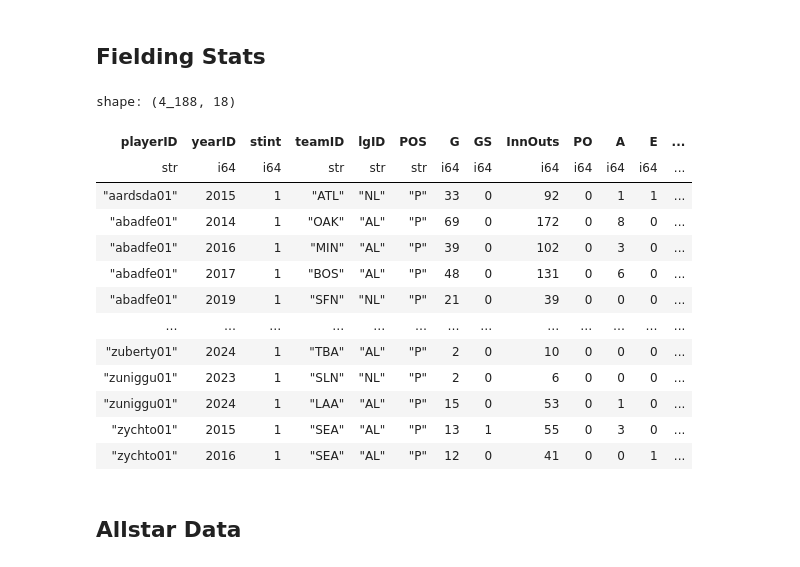
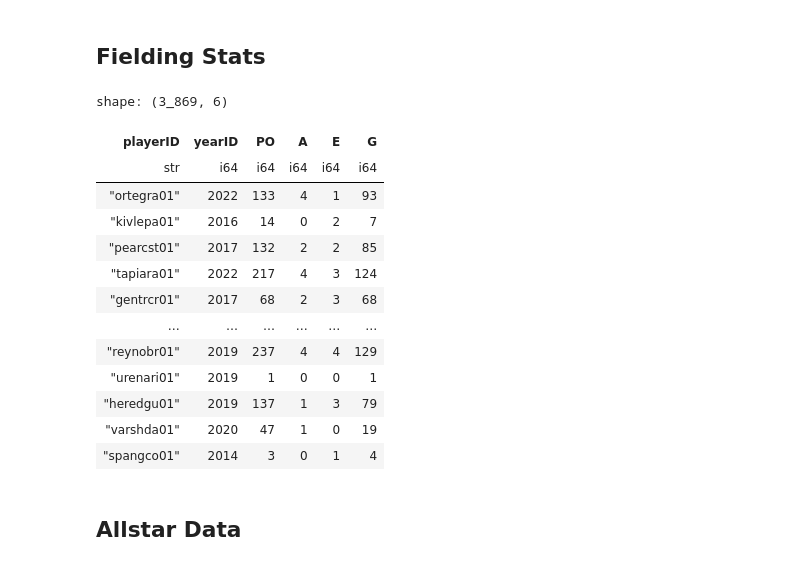
Before and after one commit to laurena1083/module-5-labs, a Jupyter notebook: lab5.2.ipynb, the cells around one changed output. Saved outputs shown, nothing was run; the diff lists cells and outputs as text; code cells hidden in the pictures.

```diff
--- a/lab5.2.ipynb
+++ b/lab5.2.ipynb
@@ -27,29 +27,34 @@ shape: (16_675, 22)
 # %% [markdown]
 ## Fielding Stats ##
 # %%
-
 fielding = (
-    pl.read_csv('./data/lahman_1871-2024_csv/Fielding.csv')
-     .filter((pl.col('yearID') >= 2013) & (pl.col('stint') == 1))
-    .filter(pl.col('PO') == 0)
+    pl.read_csv("./data/lahman_1871-2024_csv/Fielding.csv")
+    .filter(pl.col("yearID") >= 2013)
+    .filter(pl.col("POS").is_in(["OF", "LF", "CF", "RF"]))
+    .group_by(["playerID", "yearID"])
+    .agg([
+        pl.col("PO").sum().alias("PO"),
+        pl.col("A").sum().alias("A"),
+        pl.col("E").sum().alias("E"),
+        pl.col("G").sum().alias("G"),
+    ])
 )
-
 fielding
 # %% [output]
-shape: (4_188, 18)
+shape: (3_869, 6)
-| playerID | yearID | stint | teamID | lgID | POS | G | GS | InnOuts | PO | A | E | ... |
-| str | i64 | i64 | str | str | str | i64 | i64 | i64 | i64 | i64 | i64 | ... |
-| "aardsda01" | 2015 | 1 | "ATL" | "NL" | "P" | 33 | 0 | 92 | 0 | 1 | 1 | ... |
-| "abadfe01" | 2014 | 1 | "OAK" | "AL" | "P" | 69 | 0 | 172 | 0 | 8 | 0 | ... |
-| "abadfe01" | 2016 | 1 | "MIN" | "AL" | "P" | 39 | 0 | 102 | 0 | 3 | 0 | ... |
-| "abadfe01" | 2017 | 1 | "BOS" | "AL" | "P" | 48 | 0 | 131 | 0 | 6 | 0 | ... |
-| "abadfe01" | 2019 | 1 | "SFN" | "NL" | "P" | 21 | 0 | 39 | 0 | 0 | 0 | ... |
-| … | … | … | … | … | … | … | … | … | … | … | … | ... |
-| "zuberty01" | 2024 | 1 | "TBA" | "AL" | "P" | 2 | 0 | 10 | 0 | 0 | 0 | ... |
-| "zuniggu01" | 2023 | 1 | "SLN" | "NL" | "P" | 2 | 0 | 6 | 0 | 0 | 0 | ... |
-| "zuniggu01" | 2024 | 1 | "LAA" | "AL" | "P" | 15 | 0 | 53 | 0 | 1 | 0 | ... |
-| "zychto01" | 2015 | 1 | "SEA" | "AL" | "P" | 13 | 1 | 55 | 0 | 3 | 0 | ... |
-| "zychto01" | 2016 | 1 | "SEA" | "AL" | "P" | 12 | 0 | 41 | 0 | 0 | 1 | ... |
+| playerID | yearID | PO | A | E | G |
+| str | i64 | i64 | i64 | i64 | i64 |
+| "ortegra01" | 2022 | 133 | 4 | 1 | 93 |
+| "kivlepa01" | 2016 | 14 | 0 | 2 | 7 |
+| "pearcst01" | 2017 | 132 | 2 | 2 | 85 |
+| "tapiara01" | 2022 | 217 | 4 | 3 | 124 |
+| "gentrcr01" | 2017 | 68 | 2 | 3 | 68 |
+| … | … | … | … | … | … |
+| "reynobr01" | 2019 | 237 | 4 | 4 | 129 |
+| "urenari01" | 2019 | 1 | 0 | 0 | 1 |
+| "heredgu01" | 2019 | 137 | 1 | 3 | 79 |
+| "varshda01" | 2020 | 47 | 1 | 0 | 19 |
+| "spangco01" | 2014 | 3 | 0 | 1 | 4 |
 # %% [markdown]
 ## Allstar Data ##
 # %%
```
Also changed, not shown: parts of 10 cells of this notebook, 3 other files.
